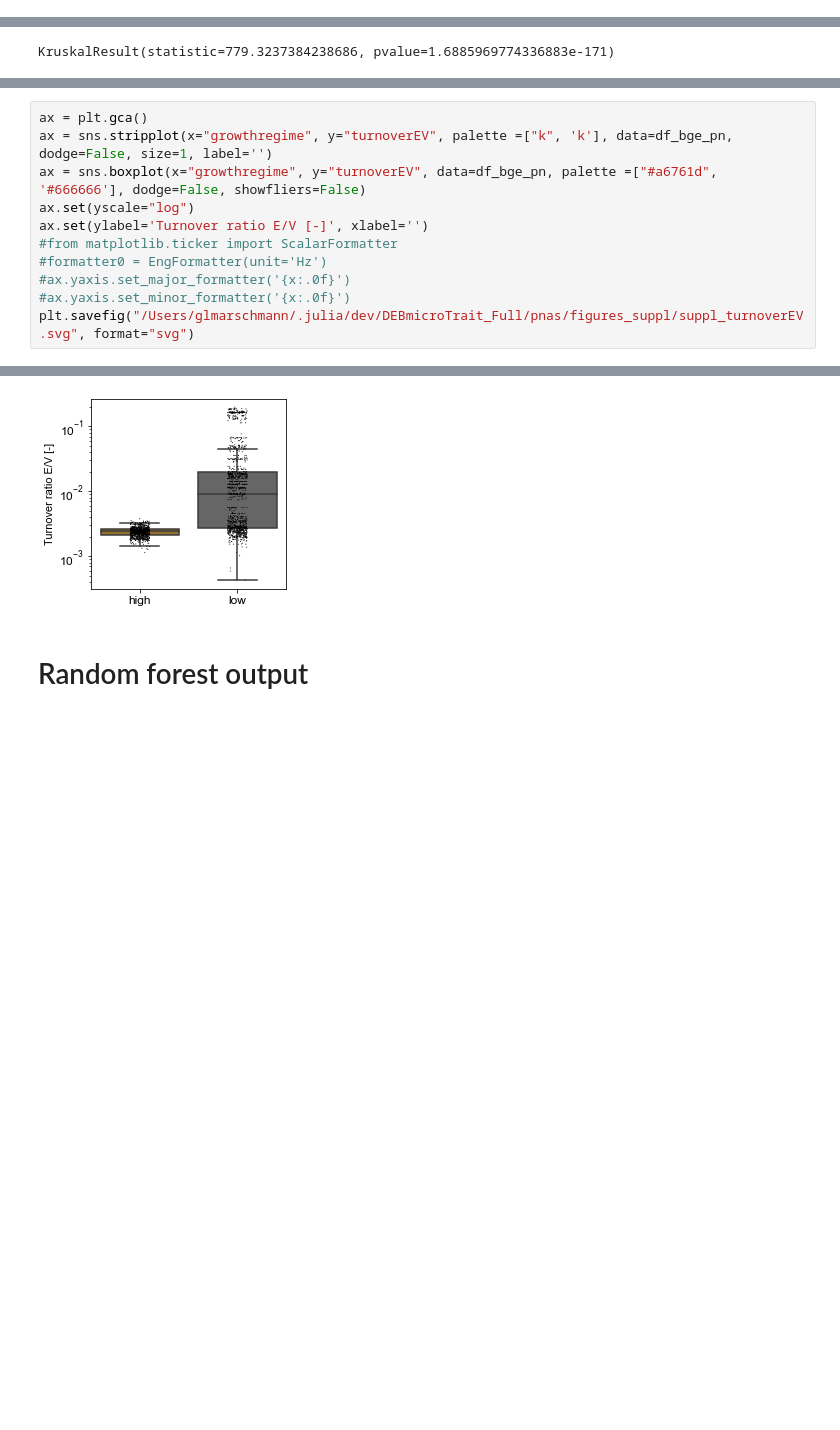
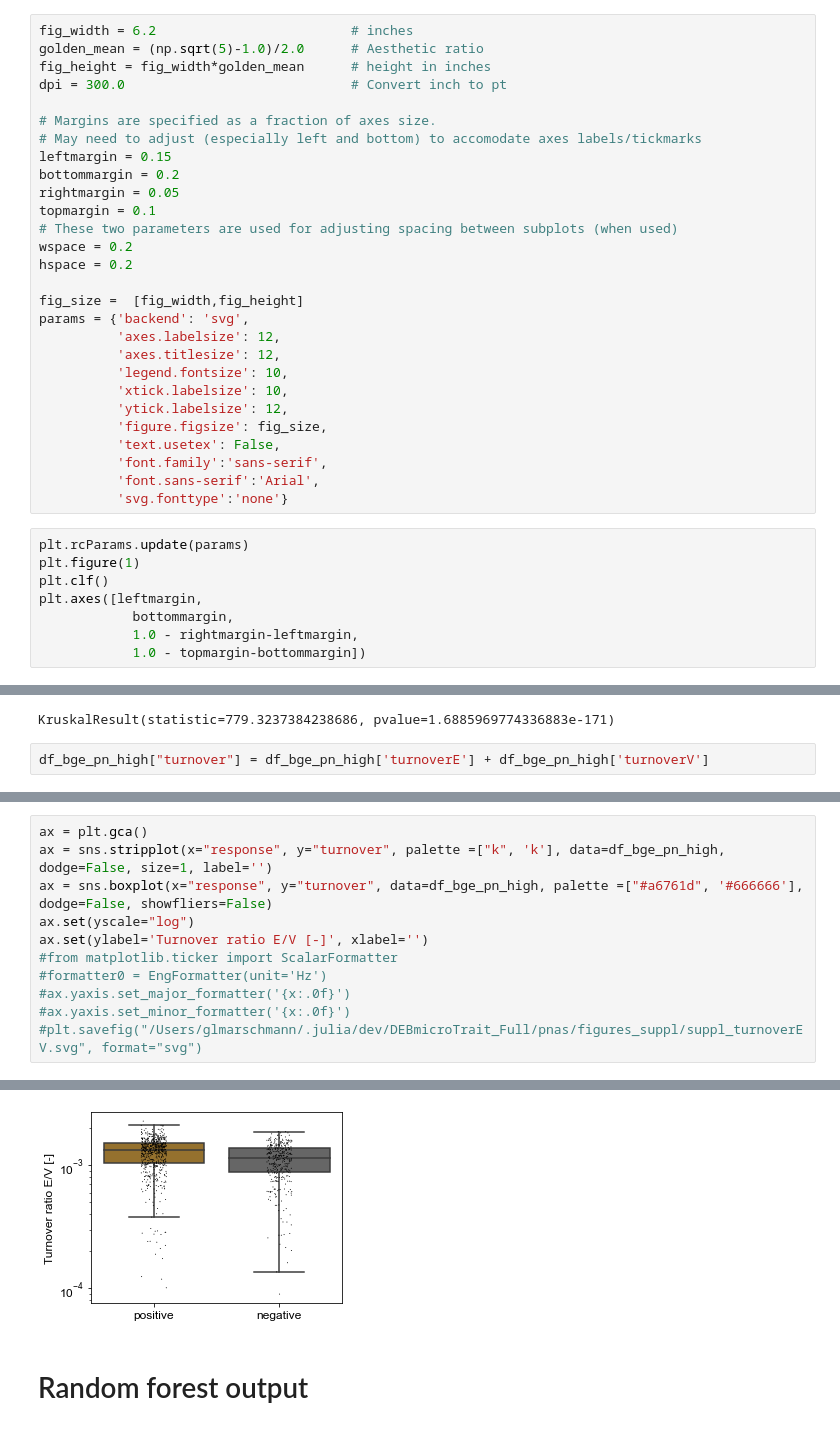
Before and after one commit to giannamars/DEBmicroTrait.jl, a Jupyter notebook: scripts/post_processing/batch_simulations.ipynb, the cells around one changed output, grey strips where cells are left out. Drawn from its saved outputs; the diff is of its cells as text; blank space fills up the shorter version.

```diff
--- a/scripts/post_processing/batch_simulations.ipynb
+++ b/scripts/post_processing/batch_simulations.ipynb
@@ -475,0 +606,36 @@ ax.set_xticks([3e-3,1e-2,1e-1, 8e-1])
+# %%
+fig_width = 6.2                         # inches
+golden_mean = (np.sqrt(5)-1.0)/2.0      # Aesthetic ratio
+fig_height = fig_width*golden_mean      # height in inches
+dpi = 300.0                             # Convert inch to pt
+
+# Margins are specified as a fraction of axes size.
+# May need to adjust (especially left and bottom) to accomodate axes labels/tickmarks
+leftmargin = 0.15
+bottommargin = 0.2
+rightmargin = 0.05
+topmargin = 0.1
+# These two parameters are used for adjusting spacing between subplots (when used)
+wspace = 0.2
+hspace = 0.2
+
+fig_size =  [fig_width,fig_height]
+params = {'backend': 'svg',
+          'axes.labelsize': 12,
+          'axes.titlesize': 12,
+          'legend.fontsize': 10,
+          'xtick.labelsize': 10,
+          'ytick.labelsize': 12,
+          'figure.figsize': fig_size,
+          'text.usetex': False,
+          'font.family':'sans-serif',
+          'font.sans-serif':'Arial',
+          'svg.fonttype':'none'}
+# %%
+plt.rcParams.update(params)
+plt.figure(1)
+plt.clf()
+plt.axes([leftmargin,
+            bottommargin,
+            1.0 - rightmargin-leftmargin,
+            1.0 - topmargin-bottommargin])
@@ -1121,3 +1308,5 @@ See the caveats in the documentation: https://pandas.pydata.org/pandas-docs/stab
 stats.kruskal(high_EV, low_EV)
 # %% [output]
 KruskalResult(statistic=779.3237384238686, pvalue=1.6885969774336883e-171)
+# %%
+df_bge_pn_high["turnover"] = df_bge_pn_high['turnoverE'] + df_bge_pn_high['turnoverV']
@@ -1124,12 +1327,12 @@ KruskalResult(statistic=779.3237384238686, pvalue=1.6885969774336883e-171)
 # %%
 ax = plt.gca()
-ax = sns.stripplot(x="growthregime", y="turnoverEV", palette =["k", 'k'], data=df_bge_pn, dodge=False, size=1, label='')
-ax = sns.boxplot(x="growthregime", y="turnoverEV", data=df_bge_pn, palette =["#a6761d", '#666666'], dodge=False, showfliers=False)
+ax = sns.stripplot(x="response", y="turnover", palette =["k", 'k'], data=df_bge_pn_high, dodge=False, size=1, label='')
+ax = sns.boxplot(x="response", y="turnover", data=df_bge_pn_high, palette =["#a6761d", '#666666'], dodge=False, showfliers=False)
 ax.set(yscale="log")
 ax.set(ylabel='Turnover ratio E/V [-]', xlabel='')
 #from matplotlib.ticker import ScalarFormatter
 #formatter0 = EngFormatter(unit='Hz')
 #ax.yaxis.set_major_formatter('{x:.0f}')
 #ax.yaxis.set_minor_formatter('{x:.0f}')
-plt.savefig("/Users/glmarschmann/.julia/dev/DEBmicroTrait_Full/pnas/figures_suppl/suppl_turnoverEV.svg", format="svg")
+#plt.savefig("/Users/glmarschmann/.julia/dev/DEBmicroTrait_Full/pnas/figures_suppl/suppl_turnoverEV.svg", format="svg")
 # %% [output]
@@ -1136,4 +1340,4 @@ plt.savefig("/Users/glmarschmann/.julia/dev/DEBmicroTrait_Full/pnas/figures_supp
-[figure, old version]
+[figure, new version]
 # %% [markdown]
 # Random forest output
 # %%
```
Also changed, not shown: parts of 40 cells of this notebook, 6 other files.
